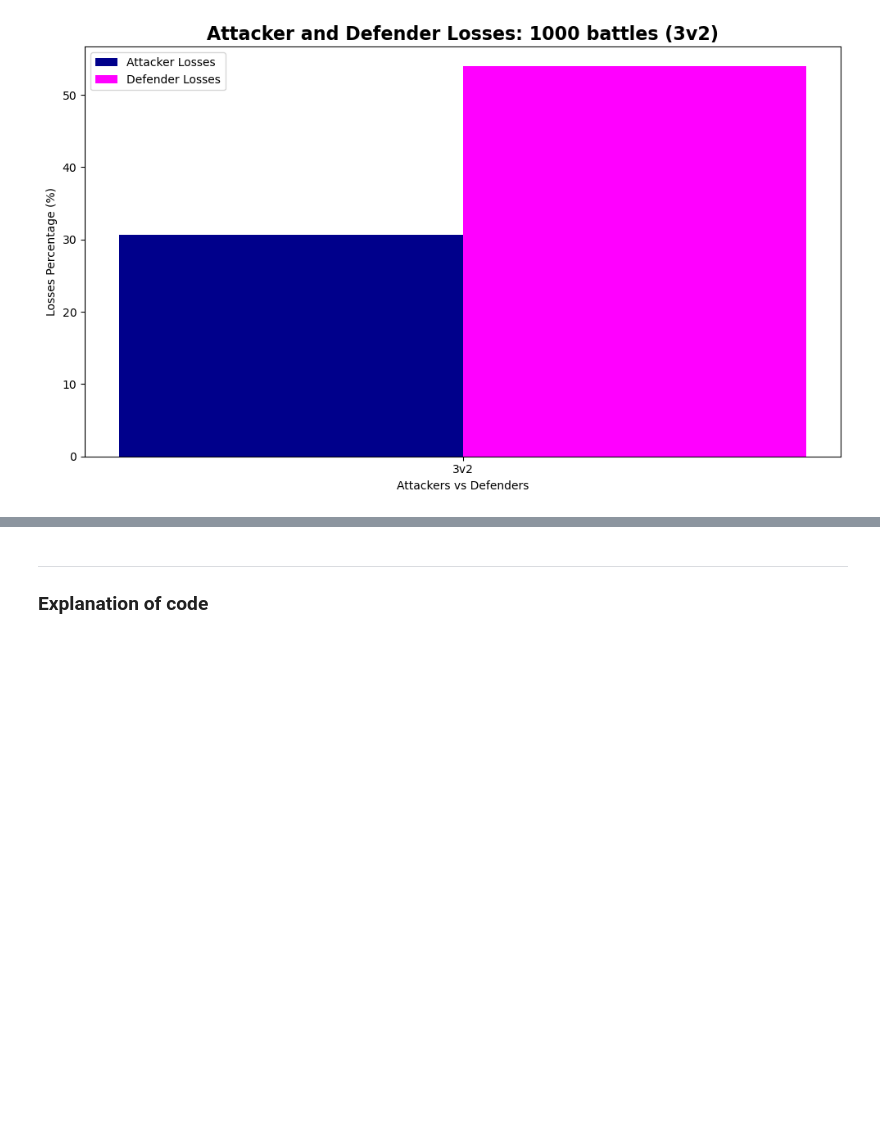
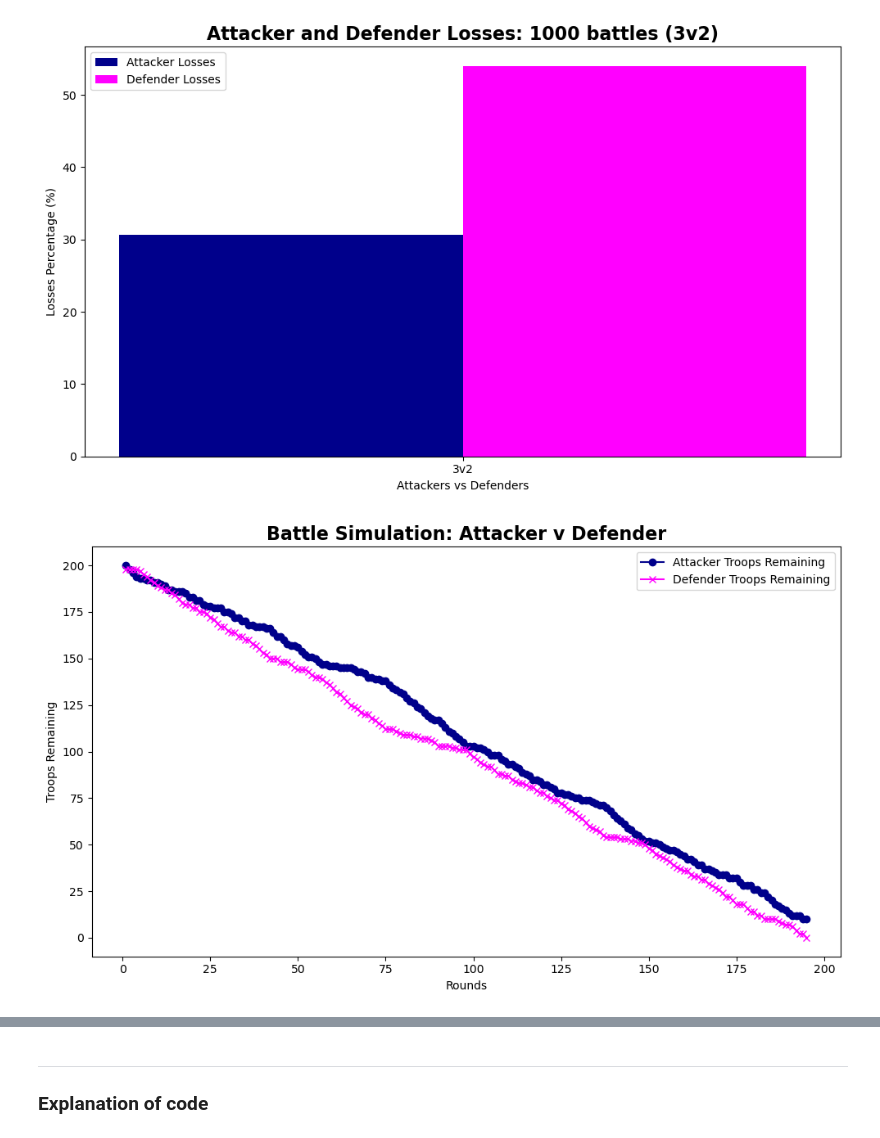
Before and after one commit to L-g00438909/PFDA_assignments, a Jupyter notebook: assignment5-risk.ipynb, the cells around one changed output, grey strips where cells are left out. Saved outputs shown, nothing was run; the diff lists cells and outputs as text; code cells hidden in the pictures; blank space fills up the shorter version.

Commit message:
added code for battle simulation

```diff
--- a/assignment5-risk.ipynb
+++ b/assignment5-risk.ipynb
@@ -186,3 +188,95 @@ plt.tight_layout()
 plt.show()
 # %% [output]
 [figure]
+# %%
+import numpy as np
+import matplotlib.pyplot as plt
+
+# Function to simulate one battle round
+def simulate_round(attacker_troops, defender_troops):
+    attacker_rolls = min(3, attacker_troops)  # Max of 3 dice for attacker
+    defender_rolls = min(2, defender_troops)  # Max of 2 dice for defender
+
+    # Roll the dice for both sides and sort in descending order
+    attacker_dice = np.sort(np.random.randint(1, 7, attacker_rolls))[::-1]
+    defender_dice = np.sort(np.random.randint(1, 7, defender_rolls))[::-1]
+
+    # Compare the dice rolls (up to the minimum number of dice)
+    losses = np.minimum(len(attacker_dice), len(defender_dice))
+    attacker_losses = np.sum(attacker_dice[:losses] <= defender_dice[:losses])  # Attacker loses when their die is lower
+    defender_losses = losses - attacker_losses  # Defender loses the rest
+
+    # Update the number of troops remaining
+    attacker_troops -= attacker_losses
+    defender_troops -= defender_losses
+
+    return attacker_troops, defender_troops, attacker_losses, defender_losses
+
+# Simulate the battle
+def simulate_battle(attacker_troops, defender_troops, num_rounds=1000):
+    attacker_losses_history = []
+    defender_losses_history = []
+    round_history = []
+
+    for round_num in range(1, num_rounds + 1):
+        # Simulate a round
+        attacker_troops, defender_troops, attacker_losses, defender_losses = simulate_round(attacker_troops, defender_troops)
+
+        # Record the remaining troops for both sides after the round
+        attacker_losses_history.append(attacker_troops)
+        defender_losses_history.append(defender_troops)
+        round_history.append(round_num)
+
+        # End the battle if either side has been defeated
+        if attacker_troops <= 0 or defender_troops <= 0:
+            break
+
+    return round_history, attacker_losses_history, defender_losses_history, attacker_troops, defender_troops
+
+# Parameters for the battle
+initial_attacker_troops = 200
+initial_defender_troops = 200
+
+# Run the battle simulation
+round_history, attacker_losses_history, defender_losses_history, final_attacker_troops, final_defender_troops = simulate_battle(initial_attacker_troops, initial_defender_troops)
+
+# Plotting the line chart
+plt.figure(figsize=(10, 6))
+
+# Plot the attacker and defender troops remaining over rounds
+plt.plot(round_history, attacker_losses_history, label='Attacker Troops Remaining', color='darkblue', marker='o')
+plt.plot(round_history, defender_losses_history, label='Defender Troops Remaining', color='magenta', marker='x')
+
+# Adding labels and title
+plt.xlabel('Rounds')
+plt.ylabel('Troops Remaining')
+plt.title('Battle Simulation: Attacker v Defender', fontsize=16, fontweight='bold')
+plt.legend()
+
+# Display the chart
+plt.tight_layout()
+plt.show()
+
+# Print the final results
+print(f"After the battle:\nAttacker has {final_attacker_troops} troops left.")
+print(f"Defender has {final_defender_troops} troops left.")
+if final_attacker_troops > 0:
+    print("The Attacker wins!")
+else:
+    print("The Defender wins!")
+
+print(f"Total rounds: {round_history[-1]}")
+
+
+# reference freec
+
+# https://www.geeksforgeeks.org/python-namedtuple/
+# https://numpy.org/doc/stable/reference/random/generated/numpy.random.Generator.integers.html
+# https://numpy.org/doc/stable/reference/generated/numpy.flip.html
+# https://numpy.org/doc/stable/reference/generated/numpy.sort.html
+# https://numpy.org/doc/stable/reference/generated/numpy.sum.html
+
+# https://www.geeksforgeeks.org/numpy-random-randint-in-python/
+# https://numpy.org/doc/stable/reference/random/generated/numpy.random.randint.html
+# %% [output]
+[figure, added]
```
Also changed, not shown: parts of 3 cells of this notebook, 1 other file.
